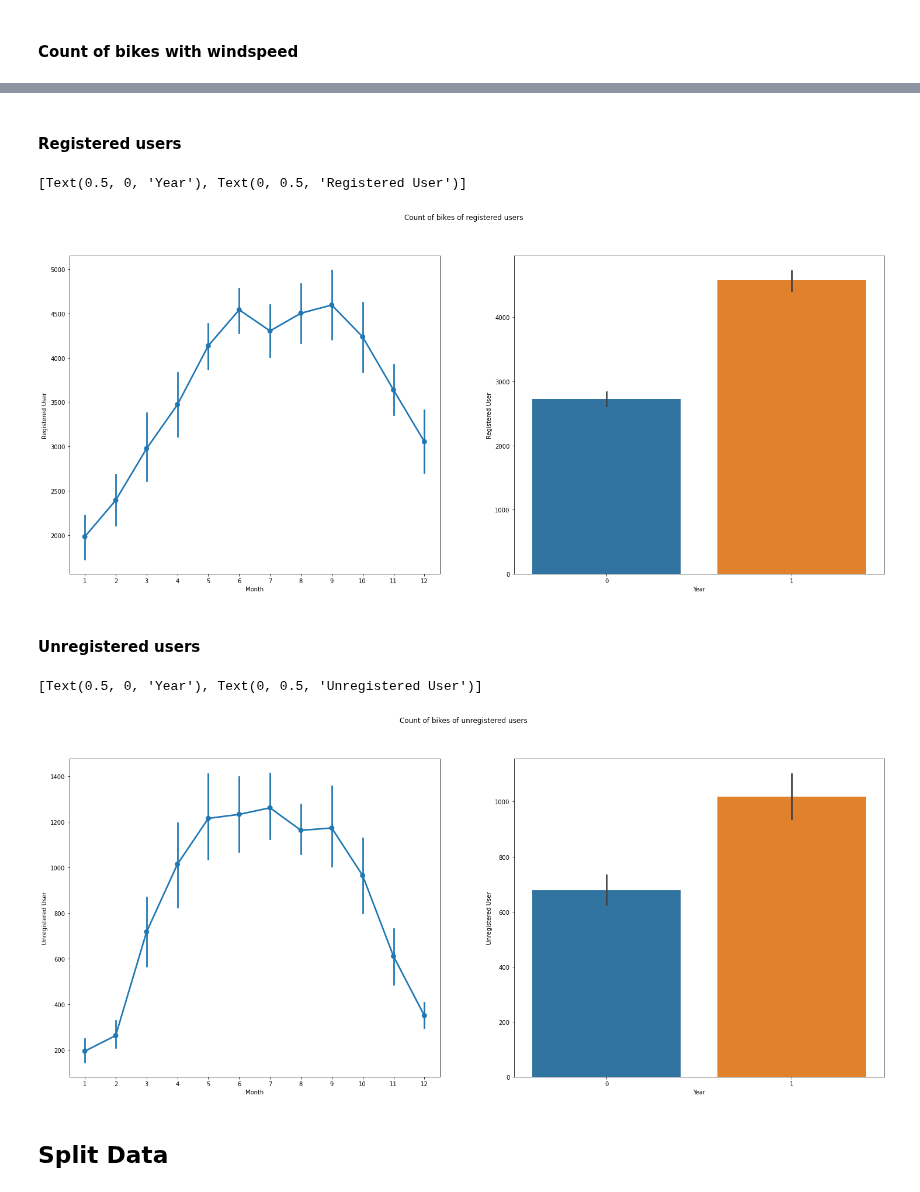
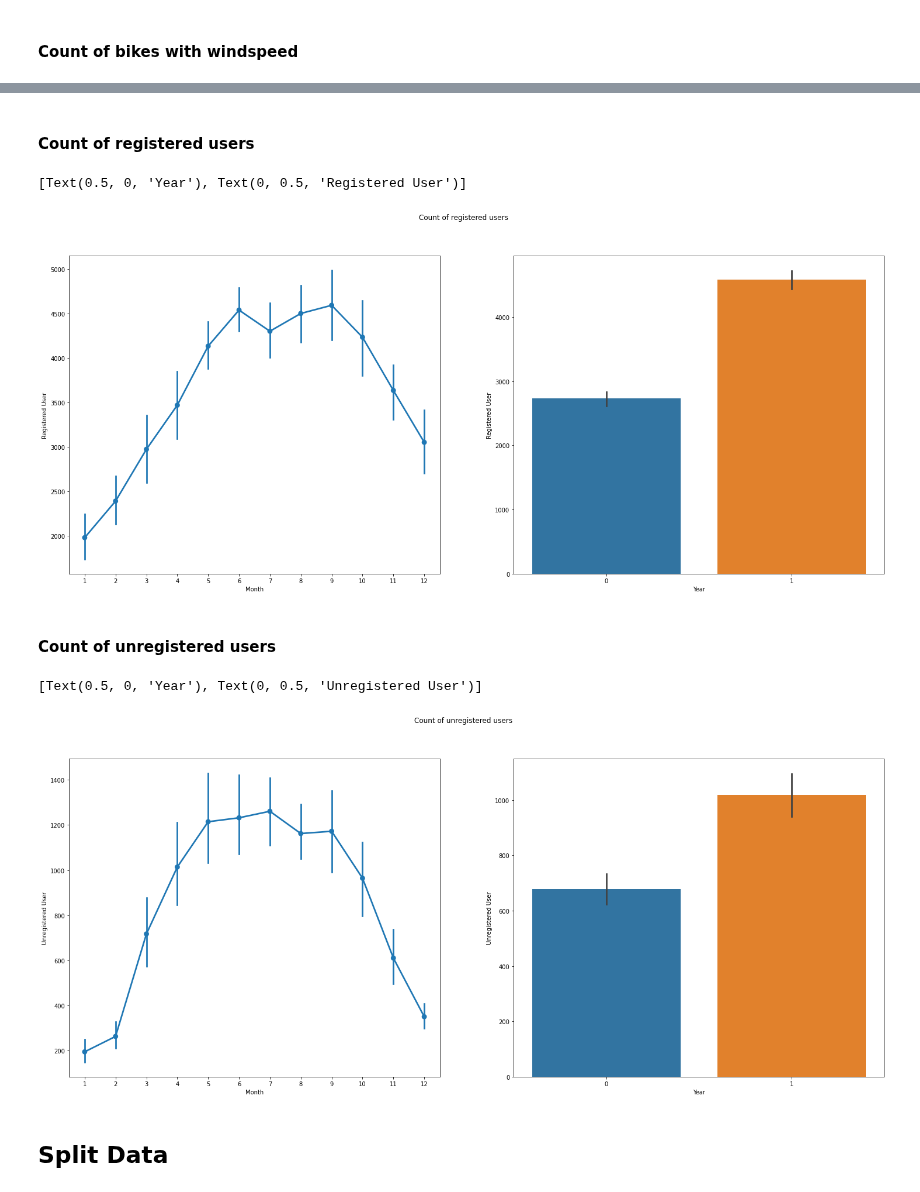
Before and after one commit to lianaling/bike-rental-forecast, a Jupyter notebook: notebooks/1.0_Data_Preprocessing.ipynb, the cells around one changed output, grey strips where cells are left out. Drawn from its saved outputs; the diff is of its cells as text; code cells hidden in the pictures.

```diff
--- a/notebooks/1.0_Data_Preprocessing.ipynb
+++ b/notebooks/1.0_Data_Preprocessing.ipynb
@@ -448,24 +454,24 @@ axes[1].set(title = '', xlabel = 'Year', ylabel = 'Count')
 # %% [markdown]
-#### Registered users
+#### Count of registered users
 # %%
 figure, axes = plt.subplots(1, 2, figsize = (25, 10))
 
-figure.suptitle("Count of bikes of registered users")
+figure.suptitle("Count of registered users")
 
 sns.pointplot(data = df_day_data, x = 'month', y = 'registereduser', ax = axes[0])
 axes[0].set(xlabel = 'Month', ylabel = 'Registered User')
 
 sns.barplot(data = df_day_data, x = 'year', y = 'registereduser', ax = axes[1])
 axes[1].set(xlabel = 'Year', ylabel = 'Registered User')
 # %% [output]
 [Text(0.5, 0, 'Year'), Text(0, 0.5, 'Registered User')]
-[figure, old version]
+[figure, new version]
 # %% [markdown]
-#### Unregistered users
+#### Count of unregistered users
 # %%
 figure, axes = plt.subplots(1, 2, figsize = (25, 10))
 
-figure.suptitle("Count of bikes of unregistered users")
+figure.suptitle("Count of unregistered users")
 
 sns.pointplot(data = df_day_data, x = 'month', y = 'casualuser', ax = axes[0])
 axes[0].set(xlabel = 'Month', ylabel = 'Unregistered User')
@@ -474,7 +480,7 @@ sns.barplot(data = df_day_data, x = 'year', y = 'casualuser', ax = axes[1])
 axes[1].set(xlabel = 'Year', ylabel = 'Unregistered User')
 # %% [output]
 [Text(0.5, 0, 'Year'), Text(0, 0.5, 'Unregistered User')]
-[figure, old version]
+[figure, new version]
 # %% [markdown]
 ## Split Data
 # %% [markdown]
```
Also changed, not shown: parts of 6 cells of this notebook.
